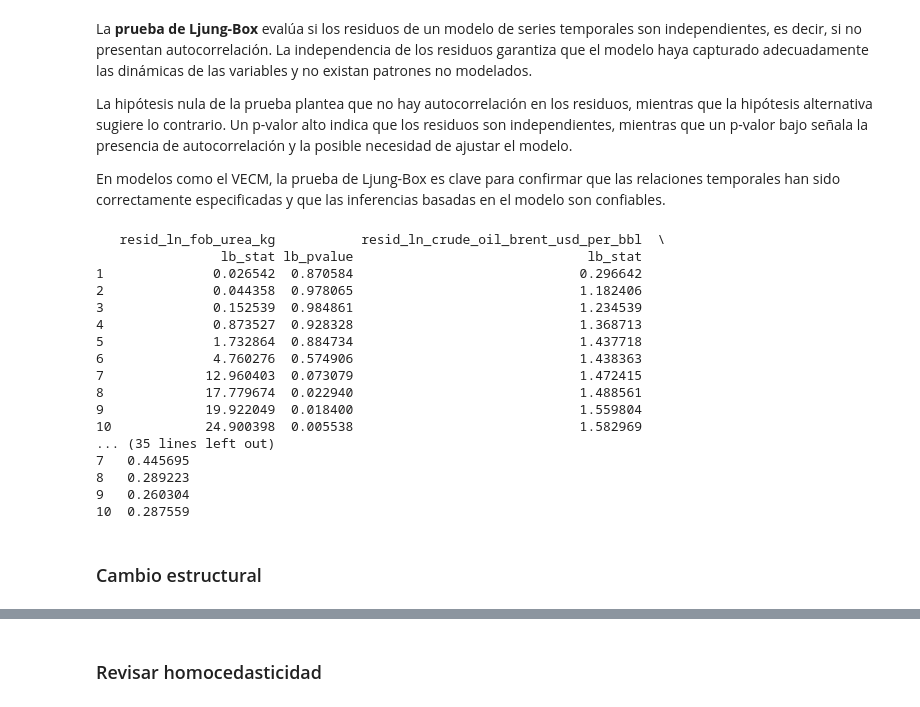
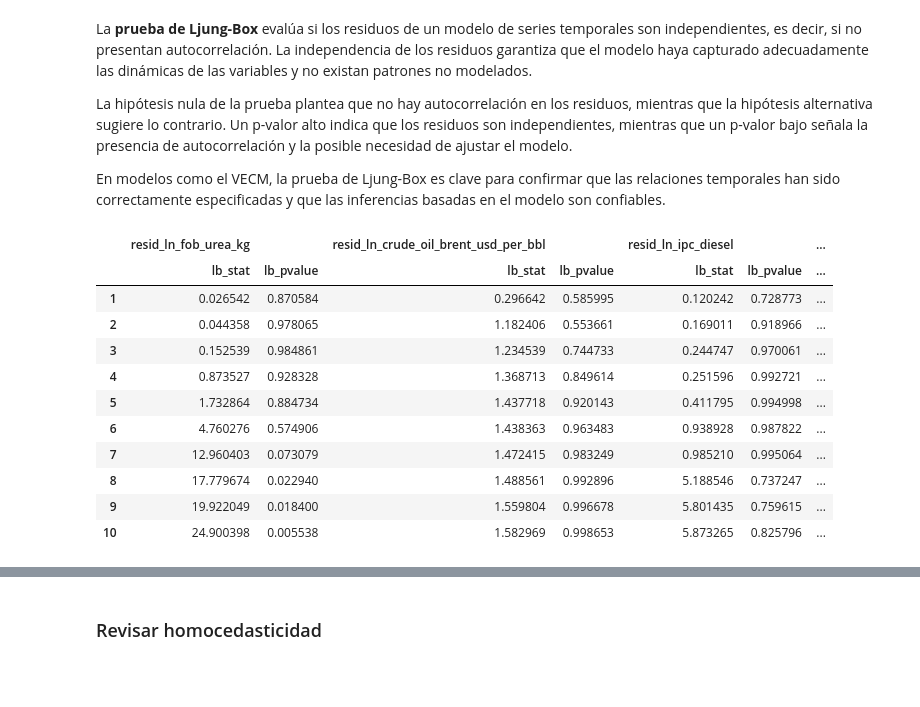
Before and after one commit to IFTrejoM/time-series-fertilizer-price-predictor, a Jupyter notebook: modelo_regresión.ipynb, the cells around one changed output, grey strips where cells are left out. Drawn from its saved outputs; the diff is of its cells as text; code cells hidden in the pictures; blank space fills up the shorter version.

Commit message:
Consolidación del modelo VECM

```diff
--- a/modelo_regresión.ipynb
+++ b/modelo_regresión.ipynb
@@ -312,7 +312,7 @@ df_test_cointegración = df_vars_vecm[variables_no_estacionarias]
 
 # Crear dataframe de variables exógenas al modelo de cointegración (en este caso, las variables estacionarias):
 set_vars_exógenas = set(df_vars_vecm.columns) - set(variables_no_estacionarias)
-df_exógenas = df_vars_vecm[list(set_vars_exógenas)]
+df_exógenas_vecm = df_vars_vecm[list(set_vars_exógenas)]
 
 # # Eliminar las variables fertilizantes que no son de interés:
 # columns_to_drop = [col for col in lista_fertilizantes if col != target_var]
@@ -324,0 +339,30 @@ Variables seleccionadas como exógenas al ser estacionarias:  {'inflación_mensu
+# %%
+# Crear DataFrame vacío con el mismo índice que df_test_cointegración:
+dummies_ruptura = pd.DataFrame(index=df_test_cointegración.index)
+
+# Ordenar las fechas de ruptura
+fechas_ruptura = sorted(pd.to_datetime(ruptura_estructural['break_date'].values))
+
+# Iterar sobre las fechas de ruptura, manejando intervalos entre rupturas
+for i, fecha in enumerate(fechas_ruptura):
+    # Formatear la fecha para el nombre de la columna
+    str_fecha = fecha.strftime('%b%Y').replace(".", "_")
+
+    # Definir el fin del intervalo como la siguiente fecha de ruptura o el final del índice
+    if i < len(fechas_ruptura) - 1:
+        fin_intervalo = fechas_ruptura[i + 1]
+    else:
+        fin_intervalo = dummies_ruptura.index.max() + pd.Timedelta(days=1)  # Asegura incluir el último día
+
+    # Crear la dummy para el intervalo actual
+    dummies_ruptura['ruptura_' + str_fecha] = (
+        (dummies_ruptura.index >= fecha) & (dummies_ruptura.index < fin_intervalo)
+    ).astype(int)
+
+# with pd.option_context('display.max_rows', None):
+#     print(dummies_ruptura)
+
+# Unir variables dummy al DataFrame de variables exógenas:
+df_exógenas_vecm = df_exógenas_vecm.join(dummies_ruptura, how="inner")
+
+dummies_ruptura.sum()
@@ -353,7 +403,7 @@ print(orden_rezagos.summary())
 # %%
 # Obtener el valor de lags óptimo según HQIC:
 criterio = 'aic'
-maxlags_óptimo = 3 # orden_rezagos.selected_orders[criterio]
+maxlags_óptimo = orden_rezagos.selected_orders[criterio]
 
 print(f"Número de lags óptimo según criterio {criterio.upper()}: ", maxlags_óptimo)
 # %% [output]
@@ -404,7 +454,7 @@ from statsmodels.tsa.vector_ar.vecm import VECM
 # Ajustar el modelo VECM
 modelo_vecm = VECM(
     df_test_cointegración,
-    exog=df_exógenas, # Variables estacionarias
+    exog=df_exógenas_vecm, # Variables estacionarias
     k_ar_diff=maxlags_óptimo,  # Número de rezagos diferenciales basado en el VAR
     coint_rank=r,  # Número de vectores de cointegración, según Johansen
     deterministic='cili',
@@ -476,36 +526,29 @@ En modelos como el VECM, la prueba de Ljung-Box es clave para confirmar que las
 # %%
 from statsmodels.stats.diagnostic import acorr_ljungbox
 
 # Crear un diccionario para almacenar los resultados
 resultados_ljung_box = {}
 
 # Iterar sobre cada columna (variable) del DataFrame de residuos
 for column in residuos_vecm.columns:
     ljung_box = acorr_ljungbox(residuos_vecm[column], lags=10, return_df=True)  # Ajustar número de lags según sea necesario
     resultados_ljung_box[column] = ljung_box
 
 # Convertir los resultados en un DataFrame para mejor visualización
-resultados_df = pd.concat(resultados_ljung_box, axis=1)
+df_ljung_box = pd.concat(resultados_ljung_box, axis=1)
 
 # Mostrar los resultados
-print(resultados_df)
+df_ljung_box
 # %% [output]
-   resid_ln_fob_urea_kg           resid_ln_crude_oil_brent_usd_per_bbl  \
-                lb_stat lb_pvalue                              lb_stat
-1              0.026542  0.870584                             0.296642
-2              0.044358  0.978065                             1.182406
-3              0.152539  0.984861                             1.234539
-4              0.873527  0.928328                             1.368713
-5              1.732864  0.884734                             1.437718
-6              4.760276  0.574906                             1.438363
-7             12.960403  0.073079                             1.472415
-8             17.779674  0.022940                             1.488561
-9             19.922049  0.018400                             1.559804
-10            24.900398  0.005538                             1.582969
-... (35 lines left out)
-7   0.445695
-8   0.289223
-9   0.260304
-10  0.287559
+|  | resid_ln_fob_urea_kg |  | resid_ln_crude_oil_brent_usd_per_bbl |  | resid_ln_ipc_diesel |  | ... |
+|  | lb_stat | lb_pvalue | lb_stat | lb_pvalue | lb_stat | lb_pvalue | ... |
+| 1 | 0.026542 | 0.870584 | 0.296642 | 0.585995 | 0.120242 | 0.728773 | ... |
+| 2 | 0.044358 | 0.978065 | 1.182406 | 0.553661 | 0.169011 | 0.918966 | ... |
+| 3 | 0.152539 | 0.984861 | 1.234539 | 0.744733 | 0.244747 | 0.970061 | ... |
+| 4 | 0.873527 | 0.928328 | 1.368713 | 0.849614 | 0.251596 | 0.992721 | ... |
+| 5 | 1.732864 | 0.884734 | 1.437718 | 0.920143 | 0.411795 | 0.994998 | ... |
+| 6 | 4.760276 | 0.574906 | 1.438363 | 0.963483 | 0.938928 | 0.987822 | ... |
+| 7 | 12.960403 | 0.073079 | 1.472415 | 0.983249 | 0.985210 | 0.995064 | ... |
+| 8 | 17.779674 | 0.022940 | 1.488561 | 0.992896 | 5.188546 | 0.737247 | ... |
+| 9 | 19.922049 | 0.018400 | 1.559804 | 0.996678 | 5.801435 | 0.759615 | ... |
+| 10 | 24.900398 | 0.005538 | 1.582969 | 0.998653 | 5.873265 | 0.825796 | ... |
-# %% [markdown]
-### Cambio estructural
```
Also changed, not shown: parts of 10 cells of this notebook.
